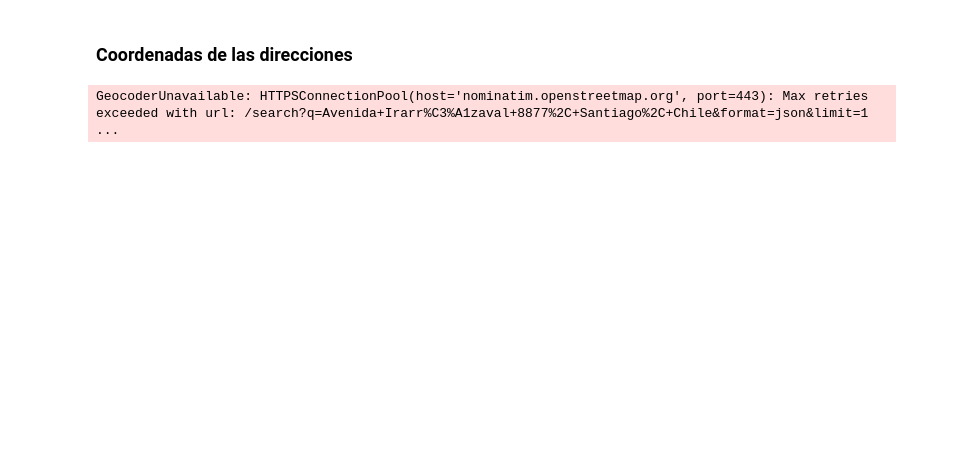
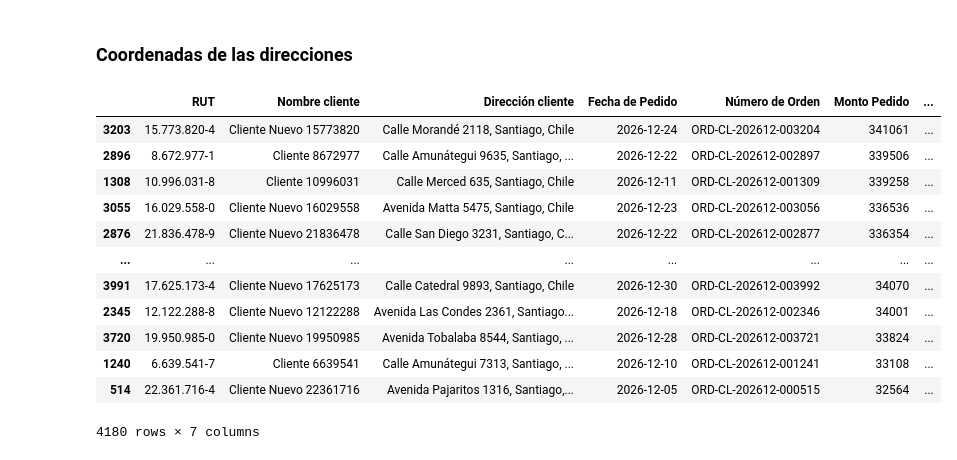
Before and after one commit to VichoRamirez/Capstone, a Jupyter notebook: SCRIPTS/Explorar.ipynb, the cells around one changed output. Saved outputs shown, nothing was run; the diff lists cells and outputs as text; code cells hidden in the pictures; blank space fills up the shorter version.

```diff
--- a/SCRIPTS/Explorar.ipynb
+++ b/SCRIPTS/Explorar.ipynb
@@ -231,22 +258,64 @@ display(df_ventas[['Dirección cliente']].head(20))
 # %% [markdown]
 ### Coordenadas de las direcciones
+# %%
+#Ordenamos para que corra solo en las primeras 100
+
+df_ventas.sort_values(by='Monto Pedido', ascending=False)
+# %% [output]
+|  | RUT | Nombre cliente | Dirección cliente | Fecha de Pedido | Número de Orden | Monto Pedido | ... |
+| 3203 | 15.773.820-4 | Cliente Nuevo 15773820 | Calle Morandé 2118, Santiago, Chile | 2026-12-24 | ORD-CL-202612-003204 | 341061 | ... |
+| 2896 | 8.672.977-1 | Cliente 8672977 | Calle Amunátegui 9635, Santiago, ... | 2026-12-22 | ORD-CL-202612-002897 | 339506 | ... |
+| 1308 | 10.996.031-8 | Cliente 10996031 | Calle Merced 635, Santiago, Chile | 2026-12-11 | ORD-CL-202612-001309 | 339258 | ... |
+| 3055 | 16.029.558-0 | Cliente Nuevo 16029558 | Avenida Matta 5475, Santiago, Chile | 2026-12-23 | ORD-CL-202612-003056 | 336536 | ... |
+| 2876 | 21.836.478-9 | Cliente Nuevo 21836478 | Calle San Diego 3231, Santiago, C... | 2026-12-22 | ORD-CL-202612-002877 | 336354 | ... |
+| ... | ... | ... | ... | ... | ... | ... | ... |
+| 3991 | 17.625.173-4 | Cliente Nuevo 17625173 | Calle Catedral 9893, Santiago, Chile | 2026-12-30 | ORD-CL-202612-003992 | 34070 | ... |
+| 2345 | 12.122.288-8 | Cliente Nuevo 12122288 | Avenida Las Condes 2361, Santiago... | 2026-12-18 | ORD-CL-202612-002346 | 34001 | ... |
+| 3720 | 19.950.985-0 | Cliente Nuevo 19950985 | Avenida Tobalaba 8544, Santiago, ... | 2026-12-28 | ORD-CL-202612-003721 | 33824 | ... |
+| 1240 | 6.639.541-7 | Cliente 6639541 | Calle Amunátegui 7313, Santiago, ... | 2026-12-10 | ORD-CL-202612-001241 | 33108 | ... |
+| 514 | 22.361.716-4 | Cliente Nuevo 22361716 | Avenida Pajaritos 1316, Santiago,... | 2026-12-05 | ORD-CL-202612-000515 | 32564 | ... |
+4180 rows × 7 columns
 # %%
+import pandas as pd
 from geopy.geocoders import Nominatim
-import random as rd
+from geopy.extra.rate_limiter import RateLimiter
 
-geolocator = Nominatim(user_agent="myGeocoder")
+# 1. Initialize with a longer timeout
+geolocator = Nominatim(user_agent="my_unique_application_name", timeout=10)
 
-geolocator.geocode(df_ventas["Dirección cliente"].iloc[rd.randint(0, len(df_ventas)-1)])
-# def obtener_coordenadas(direccion):
-#     try:
-#         location = geolocator.geocode(direccion)
-#         if location:
-#             return pd.Series([location.latitude, location.longitude])
-#     except Exception as e:
-#         print(f"Error al geocodificar {direccion}: {e}")
-#     return pd.Series([None, None])
+# 2. Create a RateLimiter wrapper
+# min_delay_seconds=1 ensures you don't get banned/blocked
+geocode = RateLimiter(geolocator.geocode, min_delay_seconds=1, return_value_on_exception=None)
 
-# df_ventas[['Latitud', 'Longitud']] = df_ventas['Dirección cliente'].apply(obtener_coordenadas)
-# display(df_ventas.head())
+# 3. Apply the geocoder to the column
+# This will create a 'location' object for each row
+
+#df_ventas['location'] = df_ventas['Dirección cliente'].apply(geocode)
+
+# 4. Extract lat/lon from the location object
+#df_ventas['Latitud'] = df_ventas['location'].apply(lambda loc: loc.latitude if loc else None)
+#df_ventas['Longitud'] = df_ventas['location'].apply(lambda loc: loc.longitude if loc else None)
+
+# Drop the temporary location column if you want
+#df_ventas = df_ventas.drop(columns=['location'])
+
+#display(df_ventas.head())
+
+#df_ventas.to_csv('../RAW_DATA/ventas_direcciones.csv')
+
+
+#Df chico
+df_chico = df_ventas.head(1000)
+
+df_chico['location'] = df_chico['Dirección cliente'].apply(geocode)
+
+# 4. Extract lat/lon from the location object
+df_chico['Latitud'] = df_chico['location'].apply(lambda loc: loc.latitude if loc else None)
+df_chico['Longitud'] = df_chico['location'].apply(lambda loc: loc.longitude if loc else None)
+
+# Drop the temporary location column if you want
+df_chico = df_chico.drop(columns=['location'])
+
+display(df_chico.head())
+
+df_chico.to_csv('../RAW_DATA/ventas_direcciones.csv')
-# %% [output]
-GeocoderUnavailable: HTTPSConnectionPool(host='nominatim.openstreetmap.org', port=443): Max retries exceeded with url: /search?q=Avenida+Irarr%C3%A1zaval+8877%2C+Santiago%2C+Chile&format=json&limit=1  ...
```
Also changed, not shown: parts of 2 cells of this notebook, 1 other file.
